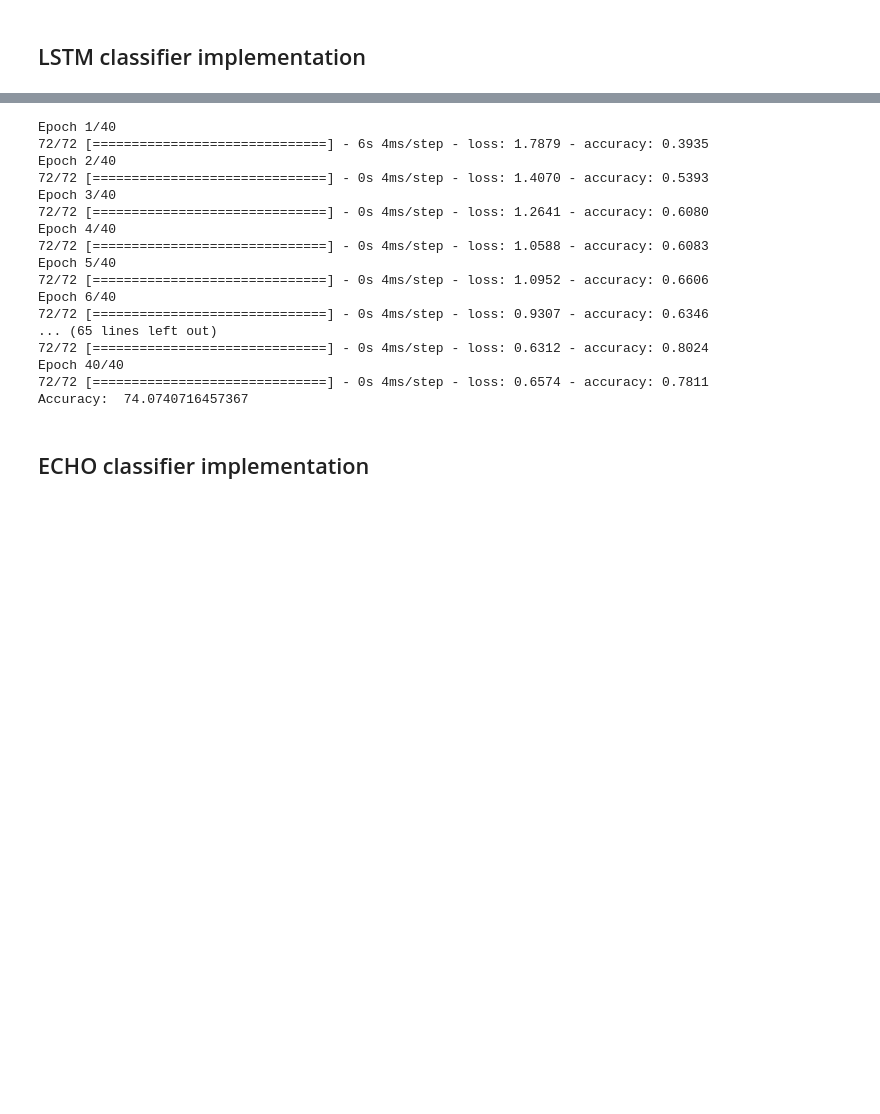
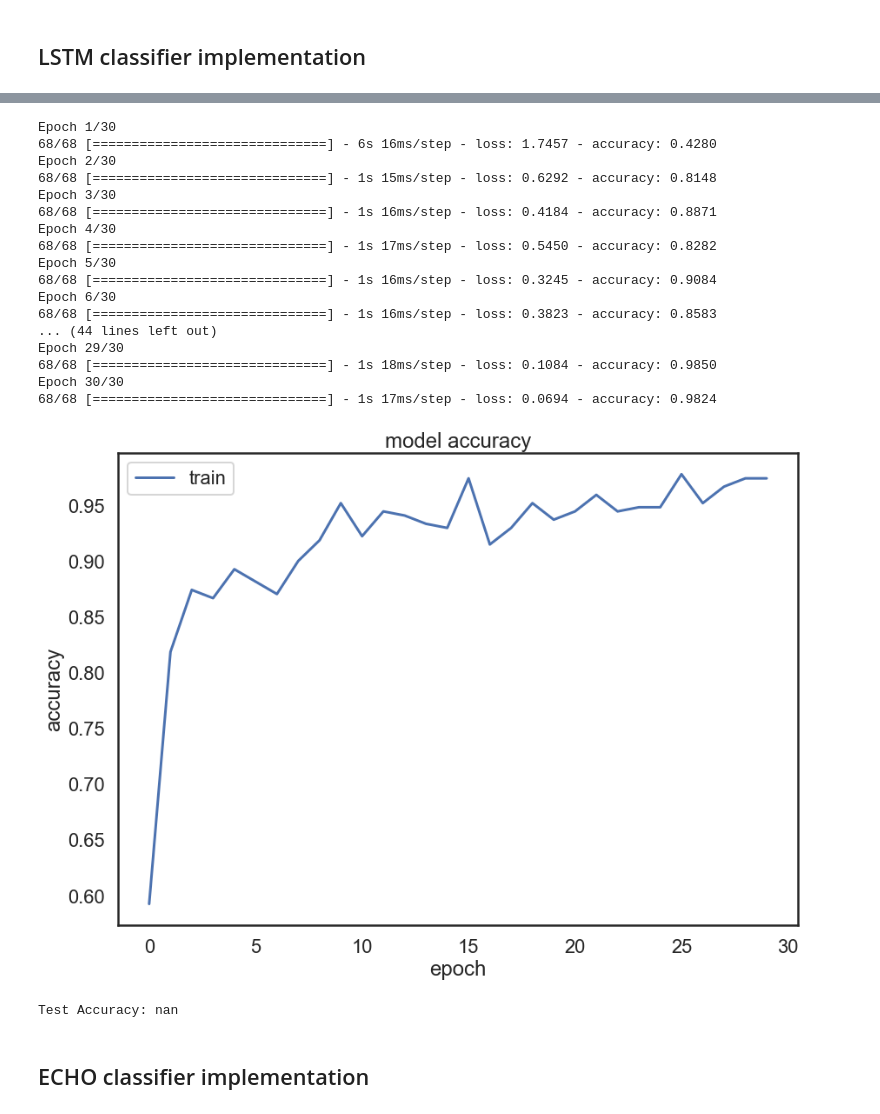
Before and after one commit to postnubilaphoebus/Jap_Speak_Recog, a Jupyter notebook: MLproject_JapaneseVowel.ipynb, the cells around one changed output, grey strips where cells are left out. Saved outputs shown, nothing was run; the diff lists cells and outputs as text; code cells hidden in the pictures; blank space fills up the shorter version.

```diff
--- a/MLproject_JapaneseVowel.ipynb
+++ b/MLproject_JapaneseVowel.ipynb
@@ -914,25 +1009,8 @@ iterations = 1
 # %%
+iterations = 1
 accuracy_something = np.zeros(iterations)
 for i in range(iterations):
     pass
-    accuracy_something[i] = predictLabelsLSTM(umap_embedded_data, trainOutputsNew)
-print("Accuracy: ", np.mean(accuracy_something))
+    #accuracy_something[i] = predictLabelsLSTM(train3D[0], trainOutputsNew)
+#print("Accuracy: ", np.mean(accuracy_something))
-# %% [output]
-Epoch 1/40
-72/72 [==============================] - 6s 4ms/step - loss: 1.7879 - accuracy: 0.3935
-Epoch 2/40
-72/72 [==============================] - 0s 4ms/step - loss: 1.4070 - accuracy: 0.5393
-Epoch 3/40
-72/72 [==============================] - 0s 4ms/step - loss: 1.2641 - accuracy: 0.6080
-Epoch 4/40
-72/72 [==============================] - 0s 4ms/step - loss: 1.0588 - accuracy: 0.6083
-Epoch 5/40
-72/72 [==============================] - 0s 4ms/step - loss: 1.0952 - accuracy: 0.6606
-Epoch 6/40
-72/72 [==============================] - 0s 4ms/step - loss: 0.9307 - accuracy: 0.6346
-... (65 lines left out)
-72/72 [==============================] - 0s 4ms/step - loss: 0.6312 - accuracy: 0.8024
-Epoch 40/40
-72/72 [==============================] - 0s 4ms/step - loss: 0.6574 - accuracy: 0.7811
-Accuracy:  74.0740716457367
 # %%
@@ -966,8 +1045,27 @@ def predictLabelsLSTM_test(inputs_train, inputs_test, outputs_train, outputs_tes
 # %%
-no_iter = 10
-#test_accuracy = np.zeros(no_iter)
+no_iter = 3
+test_accuracy = np.zeros(no_iter)
 
 for j in range(no_iter):
-    pass
-    #test_accuracy[j] = predictLabelsLSTM_test(train_Resampled_26, test_Resampled_26, trainOutputsNew, testOutputsNew)
-#print("Test Accuracy:", np.mean(test_accuracy))
+    test_accuracy[j] = predictLabelsLSTM_train(train_Resampled_26, trainOutputsNew)
+print("Test Accuracy:", np.mean(test_accuracy))
+# %% [output]
+Epoch 1/30
+68/68 [==============================] - 6s 16ms/step - loss: 1.7457 - accuracy: 0.4280
+Epoch 2/30
+68/68 [==============================] - 1s 15ms/step - loss: 0.6292 - accuracy: 0.8148
+Epoch 3/30
+68/68 [==============================] - 1s 16ms/step - loss: 0.4184 - accuracy: 0.8871
+Epoch 4/30
+68/68 [==============================] - 1s 17ms/step - loss: 0.5450 - accuracy: 0.8282
+Epoch 5/30
+68/68 [==============================] - 1s 16ms/step - loss: 0.3245 - accuracy: 0.9084
+Epoch 6/30
+68/68 [==============================] - 1s 16ms/step - loss: 0.3823 - accuracy: 0.8583
+... (44 lines left out)
+Epoch 29/30
+68/68 [==============================] - 1s 18ms/step - loss: 0.1084 - accuracy: 0.9850
+Epoch 30/30
+68/68 [==============================] - 1s 17ms/step - loss: 0.0694 - accuracy: 0.9824
+[figure, added]
+Test Accuracy: nan
```
Also changed, not shown: parts of 25 cells of this notebook, 1 other file.
